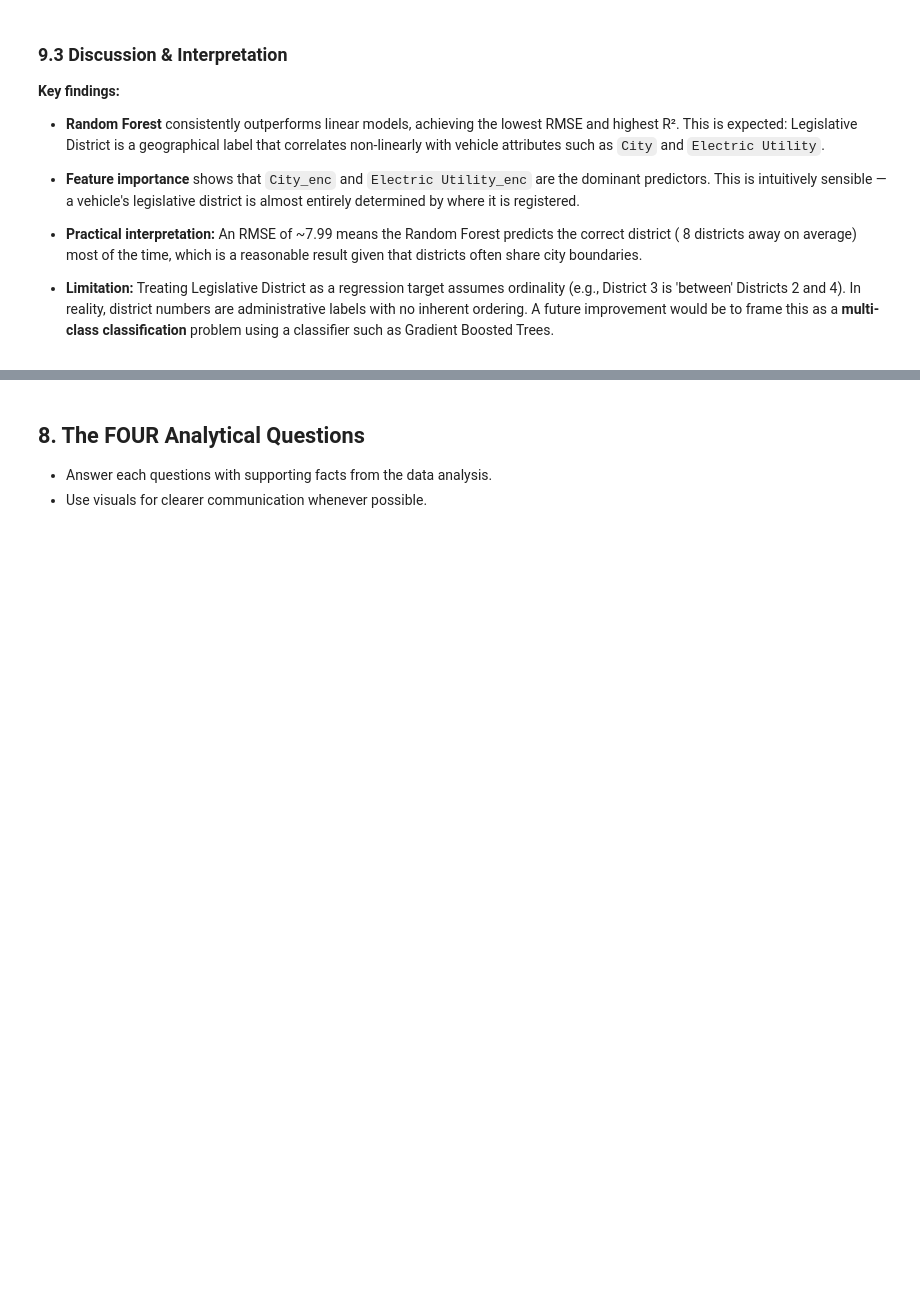
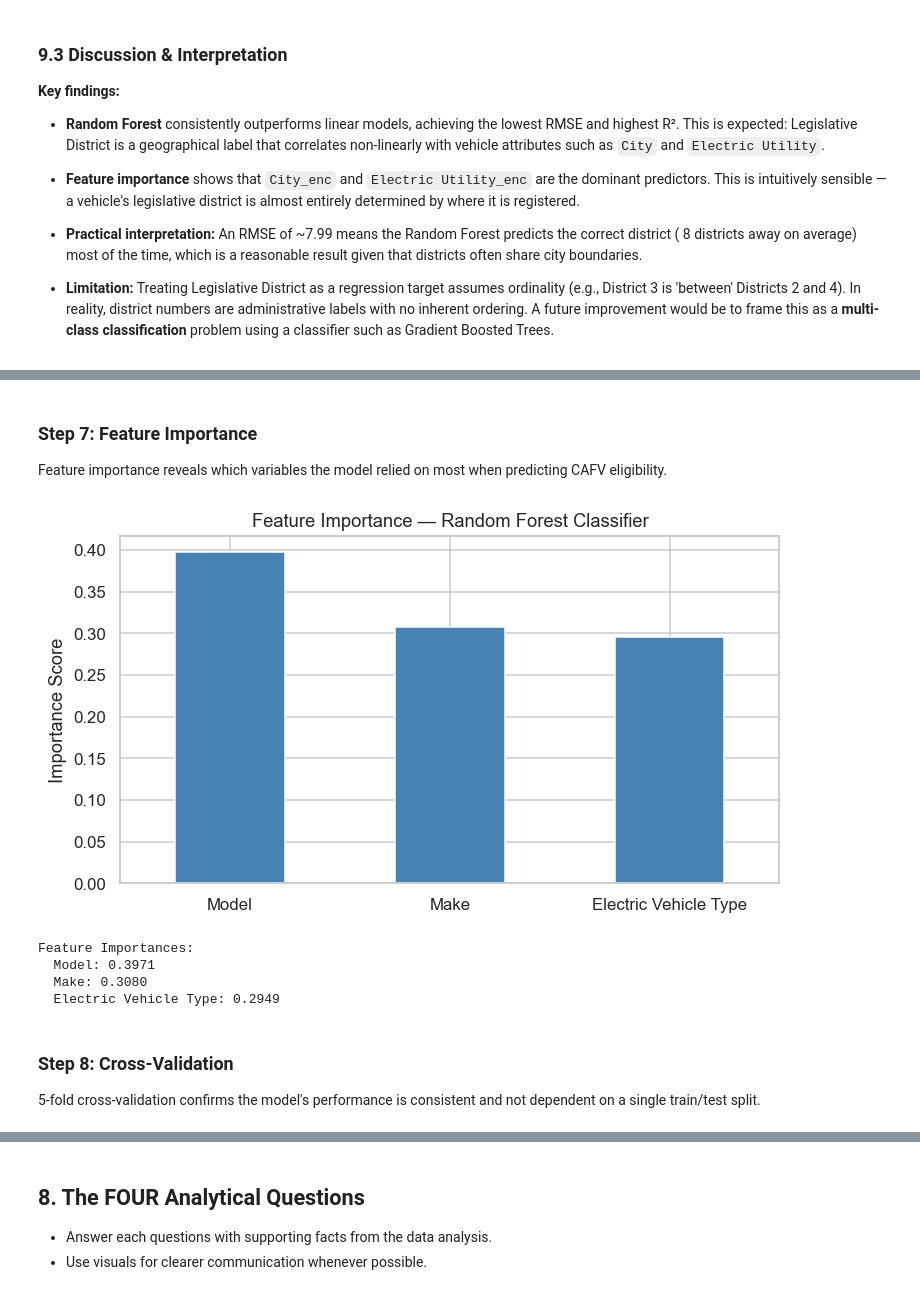
Before and after one commit to MrMinton/EV-Population, a Jupyter notebook: TTXL_GXX_Notebook.ipynb, the cells around one changed output, grey strips where cells are left out. Saved outputs shown, nothing was run; the diff lists cells and outputs as text; code cells hidden in the pictures; blank space fills up the shorter version.

```diff
--- a/TTXL_GXX_Notebook.ipynb
+++ b/TTXL_GXX_Notebook.ipynb
@@ -973,0 +1049,10 @@ Final R²      : 0.7066
+# %%
+X_train, X_test, y_train, y_test = train_test_split(
+    X, y,
+    test_size=0.2,
+    random_state=42,
+    stratify=y
+)
+
+print(f"Training set : {len(X_train):,} rows")
+print(f"Testing set  : {len(X_test):,} rows")
@@ -973,0 +1137,31 @@ Final R²      : 0.7066
+# %% [markdown]
+### Step 7: Feature Importance
+
+Feature importance reveals which variables the model relied on most when predicting CAFV eligibility.
+# %%
+feat_imp = pd.Series(
+    rf_clf.feature_importances_,
+    index=features_q3
+).sort_values(ascending=False)
+
+plt.figure(figsize=(7, 4))
+feat_imp.plot(kind='bar', color='steelblue', edgecolor='white')
+plt.title('Feature Importance — Random Forest Classifier')
+plt.ylabel('Importance Score')
+plt.xticks(rotation=0)
+plt.tight_layout()
+plt.show()
+
+print("Feature Importances:")
+for feat, score in feat_imp.items():
+    print(f"  {feat}: {score:.4f}")
+# %% [output]
+[figure, added]
+Feature Importances:
+  Model: 0.3971
+  Make: 0.3080
+  Electric Vehicle Type: 0.2949
+# %% [markdown]
+### Step 8: Cross-Validation
+
+5-fold cross-validation confirms the model's performance is consistent and not dependent on a single train/test split.
```
Also changed, not shown: parts of 15 cells of this notebook.
